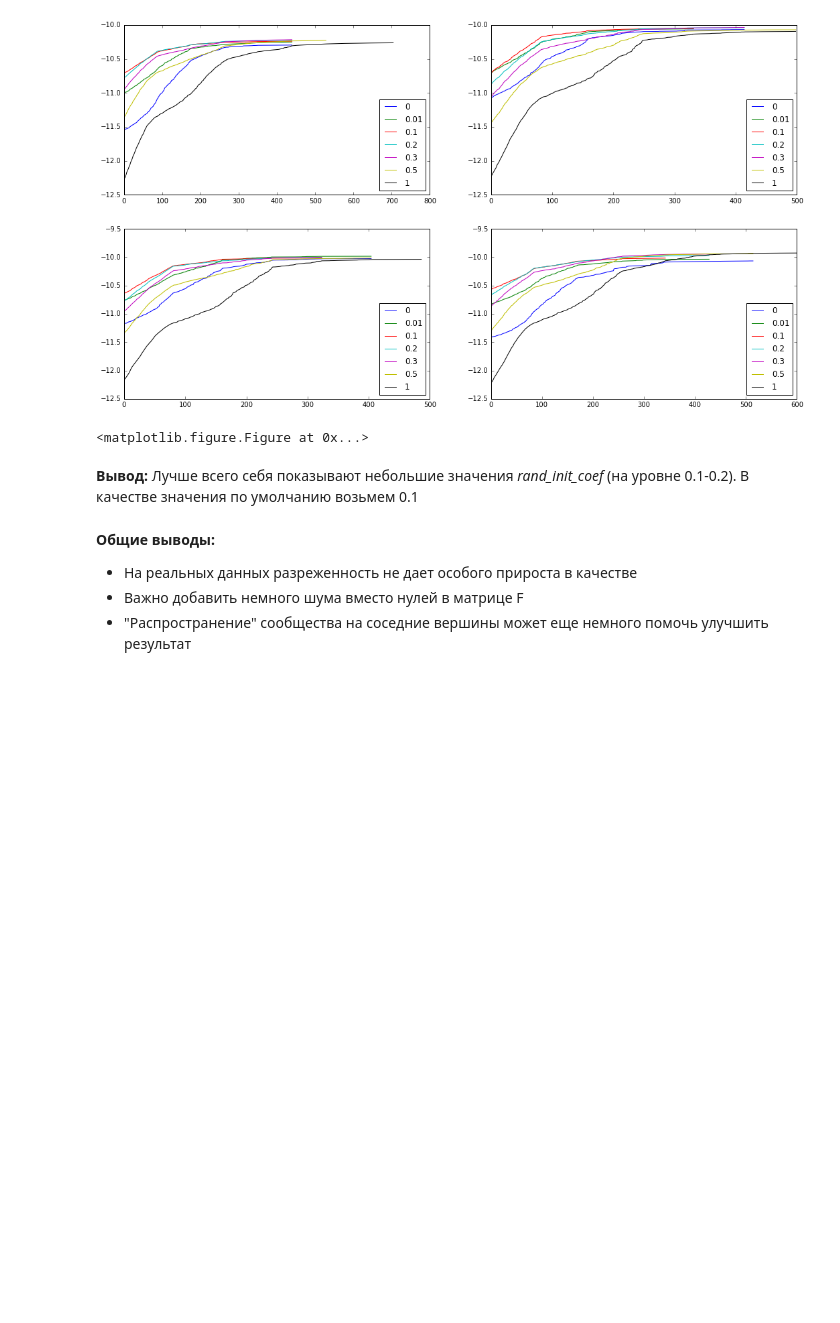
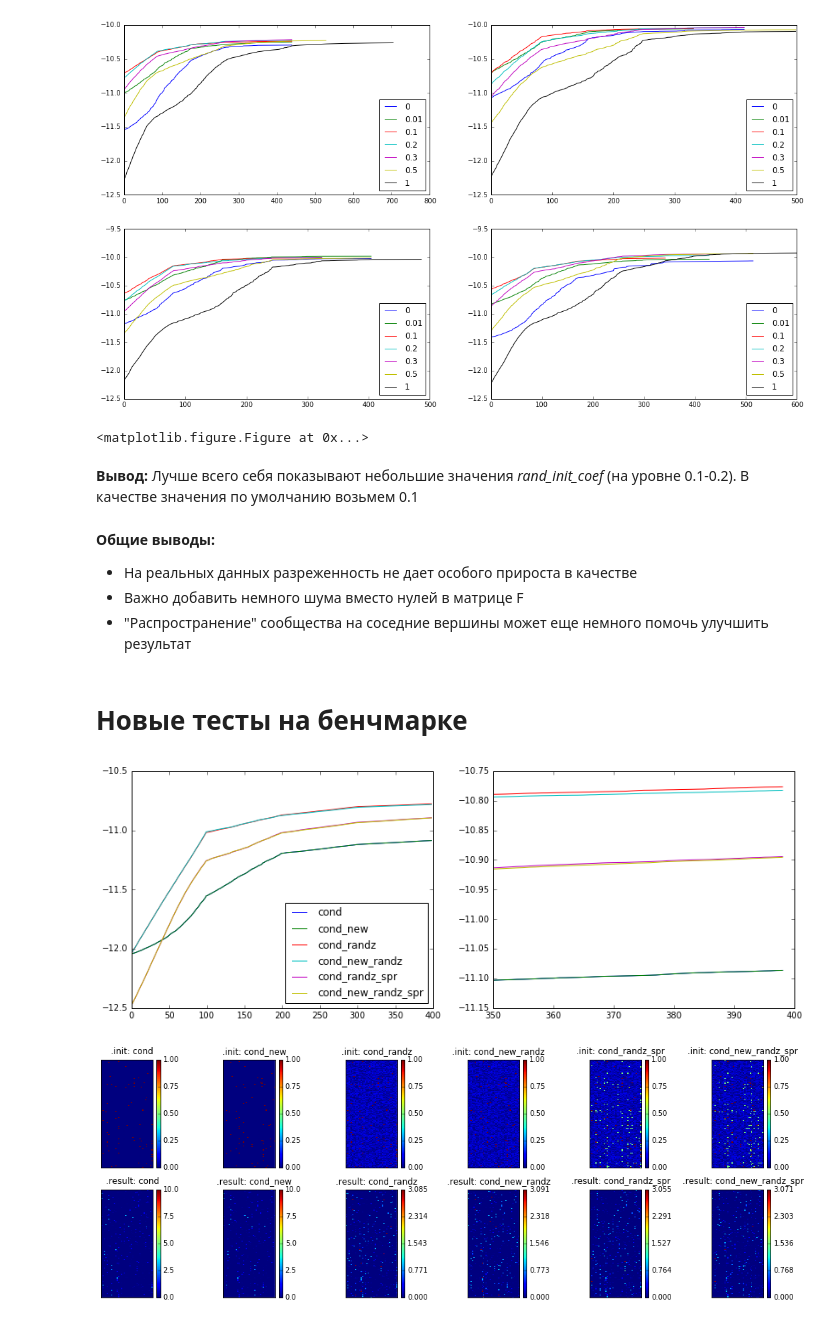
Before and after one commit to yangkuoone/WeiCLAM, a Jupyter notebook: code/Initialization.ipynb, the cells around one changed output. Saved outputs shown, nothing was run; the diff lists cells and outputs as text; code cells hidden in the pictures; blank space fills up the shorter version.

Commit message:
[code] Result recalc

```diff
--- a/code/Initialization.ipynb
+++ b/code/Initialization.ipynb
@@ -365,3 +349,5 @@ plt.figure(figsize=(6,6))
 * На реальных данных разреженность не дает особого прироста в качестве
 * Важно добавить немного шума вместо нулей в матрице F
 * "Распространение" сообщества на соседние вершины может еще немного помочь улучшить результат
+# %% [markdown]
+# Новые тесты на бенчмарке
@@ -367,0 +382,47 @@ plt.figure(figsize=(6,6))
+# %%
+N = 10
+
+inits = ['cond', 'cond_new', 'cond_randz', 'cond_new_randz', 'cond_randz_spr', "cond_new_randz_spr"]
+with file(r'..\external\Lancichinetti benchmark\time_seed.dat', 'w') as f:
+    f.write(str(seed))
+itersLLHs = []
+for n in log_progress(xrange(N)):
+    G, comms = LancichinettiBenchmark(**data_params)
+    K = len(comms)
+    A = np.zeros(shape=(len(G), len(G)))
+    for u, v, data in G.edges(data=True):
+        A[int(u)-1][int(v)-1] = 1#data['weight']
+
+    Fs = []
+    initFs = []
+    itersLLH = []
+    for init in inits:
+        bigClam = BigClam(A, K, initF=init, debug_output=False, LLH_output=False, eps=1e-12, iter_output=10, max_iter=3000,)
+        res = bigClam.fit()
+        initFs.append(bigClam.initFmode)
+        itersLLH.append(bigClam.LLH_output_vals)
+        Fs.append(res[0])
+    itersLLHs.append(itersLLH)
+# %%
+itersLLH = []
+for i, init in enumerate(inits):
+    itersLLH.append(mean([t[i] for t in itersLLHs]))
+
+plt.figure(figsize=(14,5))
+for llh, init in zip(itersLLH, inits):
+    plt.subplot(121)
+    plt.plot(-np.log(-np.array(llh)), label=init)
+    plt.subplot(122)
+    plt.plot(range(350, len(llh)),-np.log(-np.array(llh[350:])), label=init)
+plt.subplot(121)
+plt.legend(loc=4)
+
+plt.figure(figsize=(18,6))
+for j, initF in enumerate(initFs):
+    plt.subplot(2, len(inits), j+1)
+    draw_matrix(initF, '{}.init: {}'.format("", inits[j]))
+    plt.subplot(2, len(inits), j+len(Fs)+1)
+    draw_matrix(Fs[j], '{}.result: {}'.format("", inits[j]))
+# %% [output]
+[figure, added]
+[figure, added]
```
Also changed, not shown: parts of 8 cells of this notebook, 6 other files.
